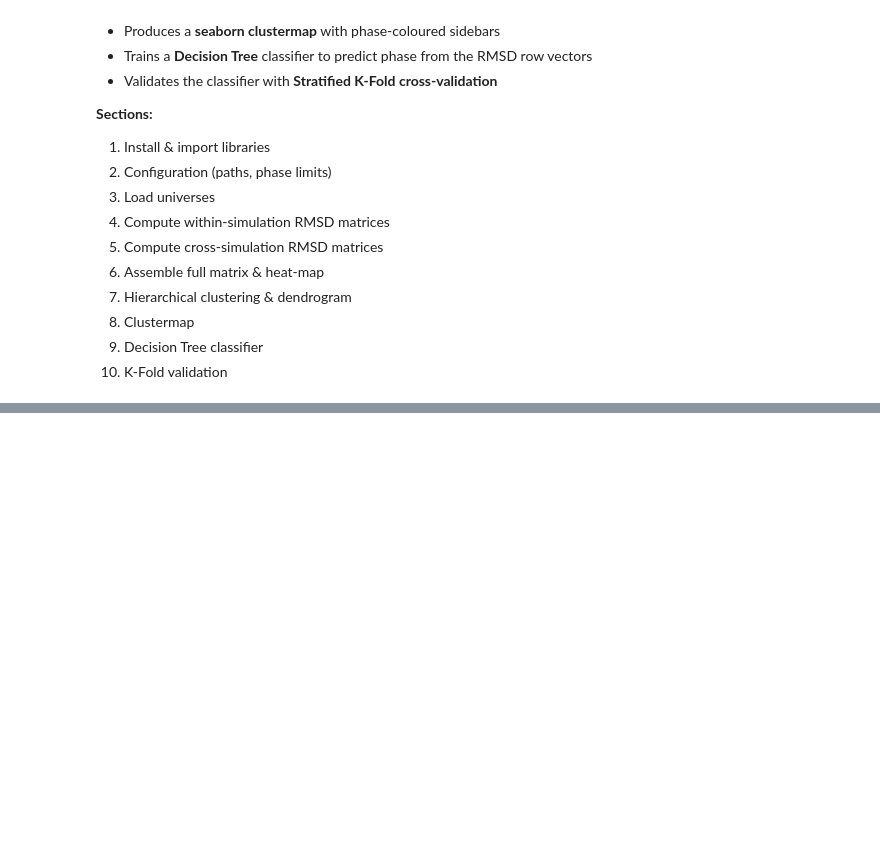
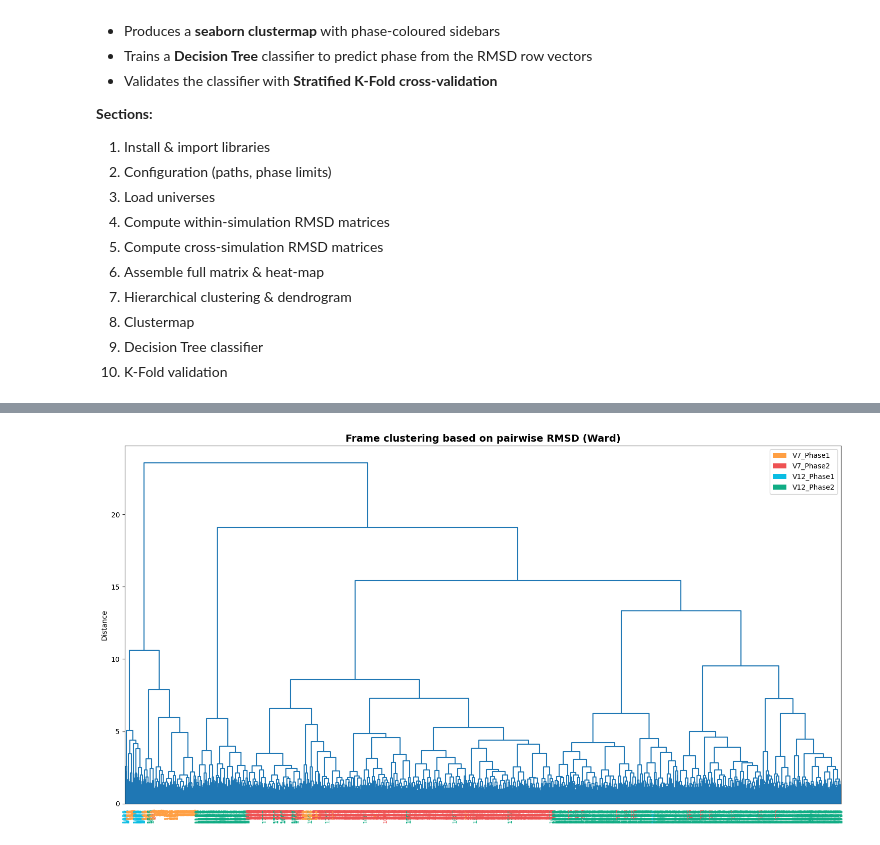
Before and after one commit to annhater/M1_STAGE, a Jupyter notebook: 2_notebooks/02_analysis_pw_RMSD.ipynb, the cells around one changed output, grey strips where cells are left out. Drawn from its saved outputs; the diff is of its cells as text; code cells hidden in the pictures; blank space fills up the shorter version.

```diff
--- a/2_notebooks/02_analysis_pw_RMSD.ipynb
+++ b/2_notebooks/02_analysis_pw_RMSD.ipynb
@@ -133,26 +172,28 @@ print('Matrices saved.')
 # %%
 # 9. Hierarchical clustering — Ward dendrogram with phase colours
 condensed = squareform(df_full, checks=False)
 complete_clustering = linkage(condensed, method='ward')
 
 def get_phase_key(abs_idx: int) -> str:
     if abs_idx < n_v7:
         return 'V7_Phase1' if abs_idx <= PHASE_LIMIT_V7 else 'V7_Phase2'
     local = abs_idx - n_v7
     return 'V12_Phase1' if local <= PHASE_LIMIT_V12 else 'V12_Phase2'
 
 fig, ax = plt.subplots(figsize=(15, 8))
-dendrogram(complete_clustering, leaf_font_size=8, orientation='top', ax=ax)
+dendrogram(complete_clustering, leaf_font_size=8, orientation='top', ax=ax, color_threshold=0)
 for lbl in ax.get_xmajorticklabels():
     if lbl.get_text().isdigit():
         lbl.set_color(COLOR_MAP[get_phase_key(int(lbl.get_text()))])
 
 legend_elements = [Patch(facecolor=v, label=k) for k, v in COLOR_MAP.items()]
 ax.legend(handles=legend_elements, loc='upper right', fontsize=10)
 plt.title('Frame clustering based on pairwise RMSD (Ward)', fontsize=14, fontweight='bold')
 plt.ylabel('Distance')
 plt.tight_layout()
 plt.show()
+# %% [output]
+[figure, added]
 # %%
 # 10. Clustermap with phase-coloured sidebars
 meta_colors = [COLOR_MAP[get_phase_key(i)] for i in range(len(df_full))]
```
Also changed, not shown: parts of 9 cells of this notebook, 29 other files.
